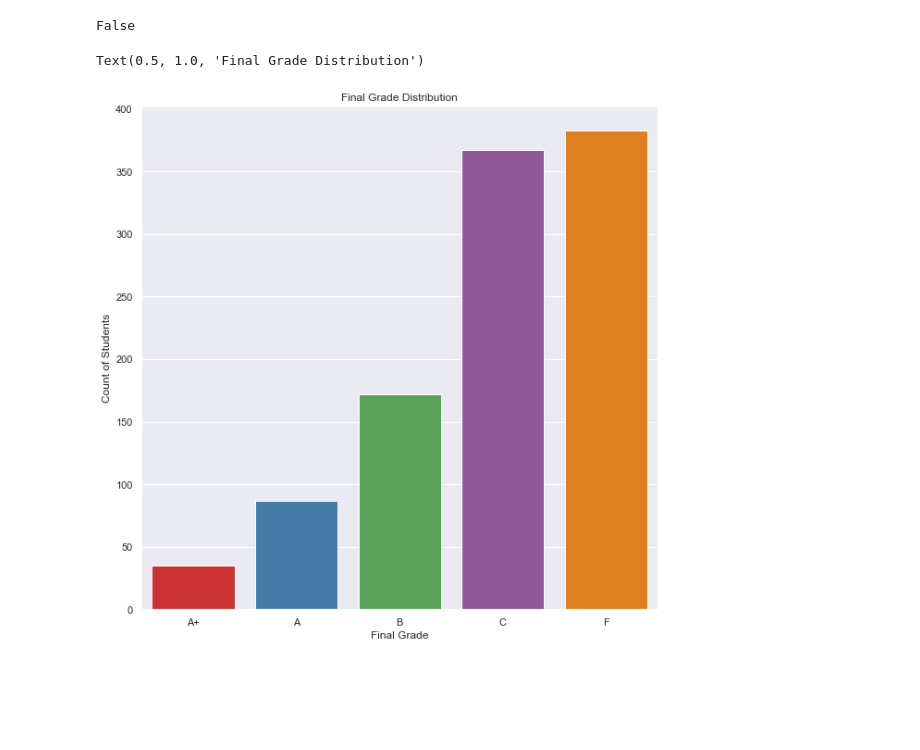
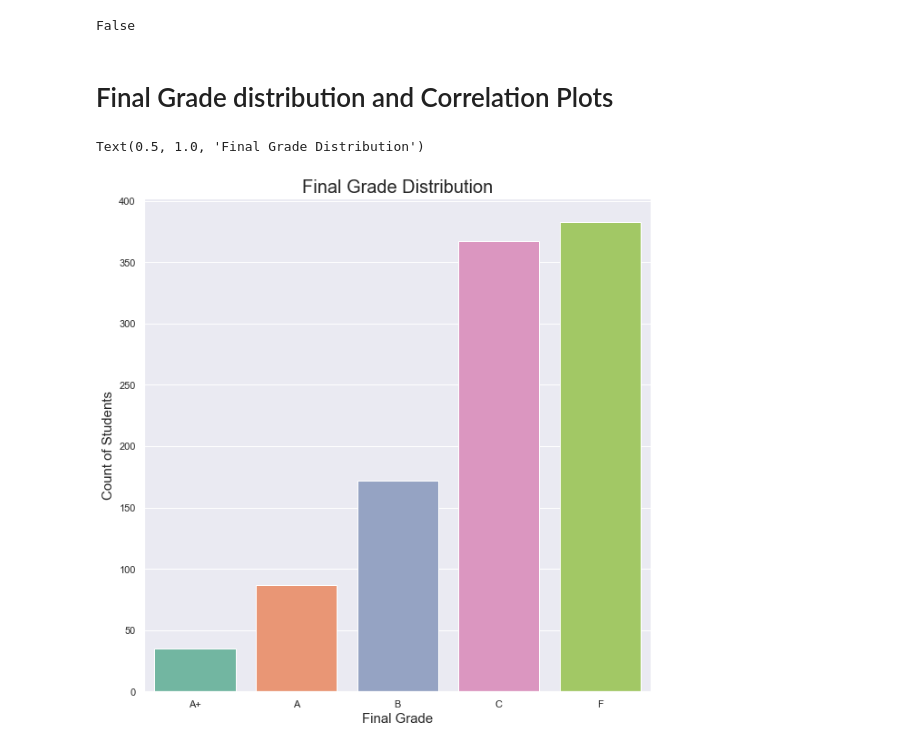
Before and after one commit to lekshmicnair/Final-Project, a Jupyter notebook: machine_learning_student_analysis.ipynb, the cells around one changed output. Cells and saved outputs as stored; diff of their text form; code cells hidden in the pictures; blank space fills up the shorter version.

```diff
--- a/machine_learning_student_analysis.ipynb
+++ b/machine_learning_student_analysis.ipynb
@@ -7,3 +7,4 @@ import numpy as np
 import seaborn as sns
 import warnings
 warnings.filterwarnings('ignore')
+sns.set_theme(style="darkgrid")
@@ -135,14 +138,16 @@ student_data_df
 student_data_df.isnull().values.any()
 # %% [output]
 False
+# %% [markdown]
+# Final Grade distribution and Correlation Plots
 # %%
 # Final grade plot
 sns.set_theme(style="darkgrid")
 plt.figure(figsize=(10,10))
-sns.countplot(student_data_df.final_letter_grade,order=["A+","A","B","C","F"], palette='Set1')
-plt.xlabel('Final Grade')
-plt.ylabel('Count of Students')
-plt.title('Final Grade Distribution')
+sns.countplot(student_data_df.final_letter_grade,order=["A+","A","B","C","F"], palette='Set2')
+plt.xlabel('Final Grade',fontsize=15)
+plt.ylabel('Count of Students',fontsize=15)
+plt.title('Final Grade Distribution',fontsize=20)
 # %% [output]
 Text(0.5, 1.0, 'Final Grade Distribution')
-[figure, old version]
+[figure, new version]
```
Also changed, not shown: parts of 33 cells of this notebook, 1 other file.
